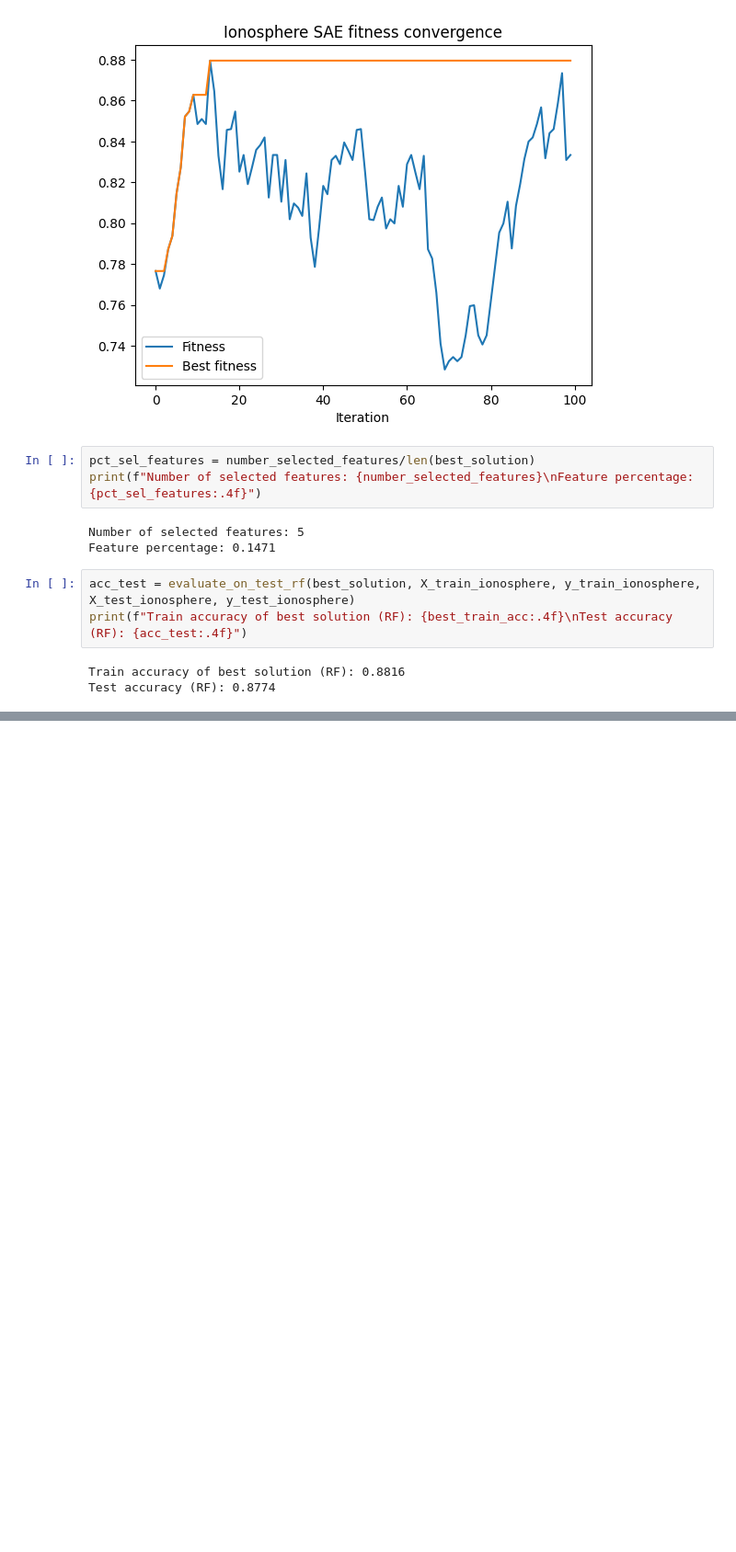
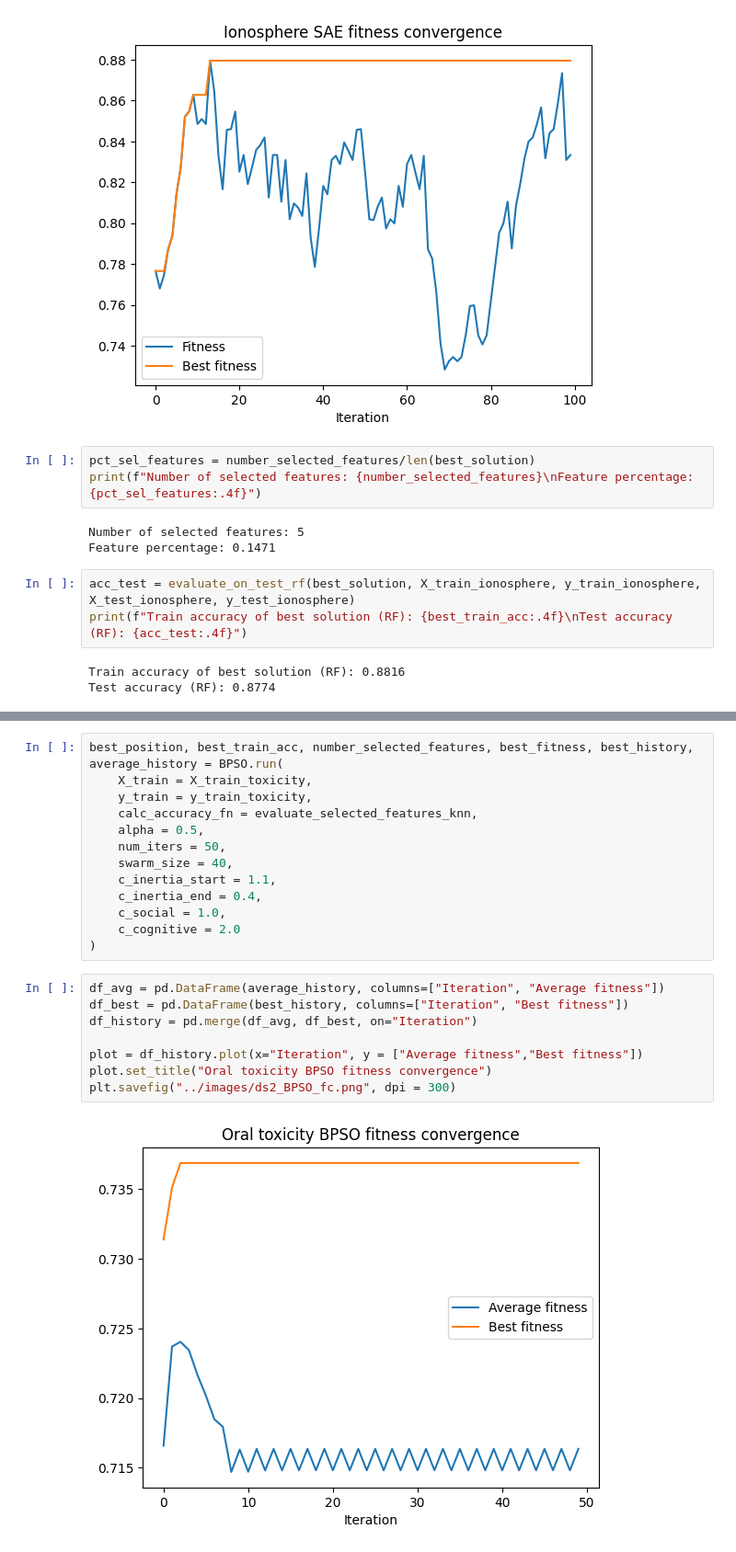
Before and after one commit to darijaeremija/metaheuristic_for_feature_selection, a Jupyter notebook: src/main.ipynb, the cells around one changed output, grey strips where cells are left out. Shown at 92% size. Saved outputs shown, nothing was run; the diff lists cells and outputs as text; blank space fills up the shorter version.

```diff
--- a/src/main.ipynb
+++ b/src/main.ipynb
@@ -264,0 +359,23 @@ Test accuracy (RF): 0.8774
+# %%
+best_position, best_train_acc, number_selected_features, best_fitness, best_history, average_history = BPSO.run(
+    X_train = X_train_toxicity,
+    y_train = y_train_toxicity,
+    calc_accuracy_fn = evaluate_selected_features_knn,
+    alpha = 0.5,
+    num_iters = 50,
+    swarm_size = 40,
+    c_inertia_start = 1.1,
+    c_inertia_end = 0.4,
+    c_social = 1.0,
+    c_cognitive = 2.0
+)
+# %%
+df_avg = pd.DataFrame(average_history, columns=["Iteration", "Average fitness"])
+df_best = pd.DataFrame(best_history, columns=["Iteration", "Best fitness"])
+df_history = pd.merge(df_avg, df_best, on="Iteration")
+
+plot = df_history.plot(x="Iteration", y = ["Average fitness","Best fitness"])
+plot.set_title("Oral toxicity BPSO fitness convergence")
+plt.savefig("../images/ds2_BPSO_fc.png", dpi = 300)
+# %% [output]
+[figure, added]
```
Also changed, not shown: parts of 67 cells of this notebook.
